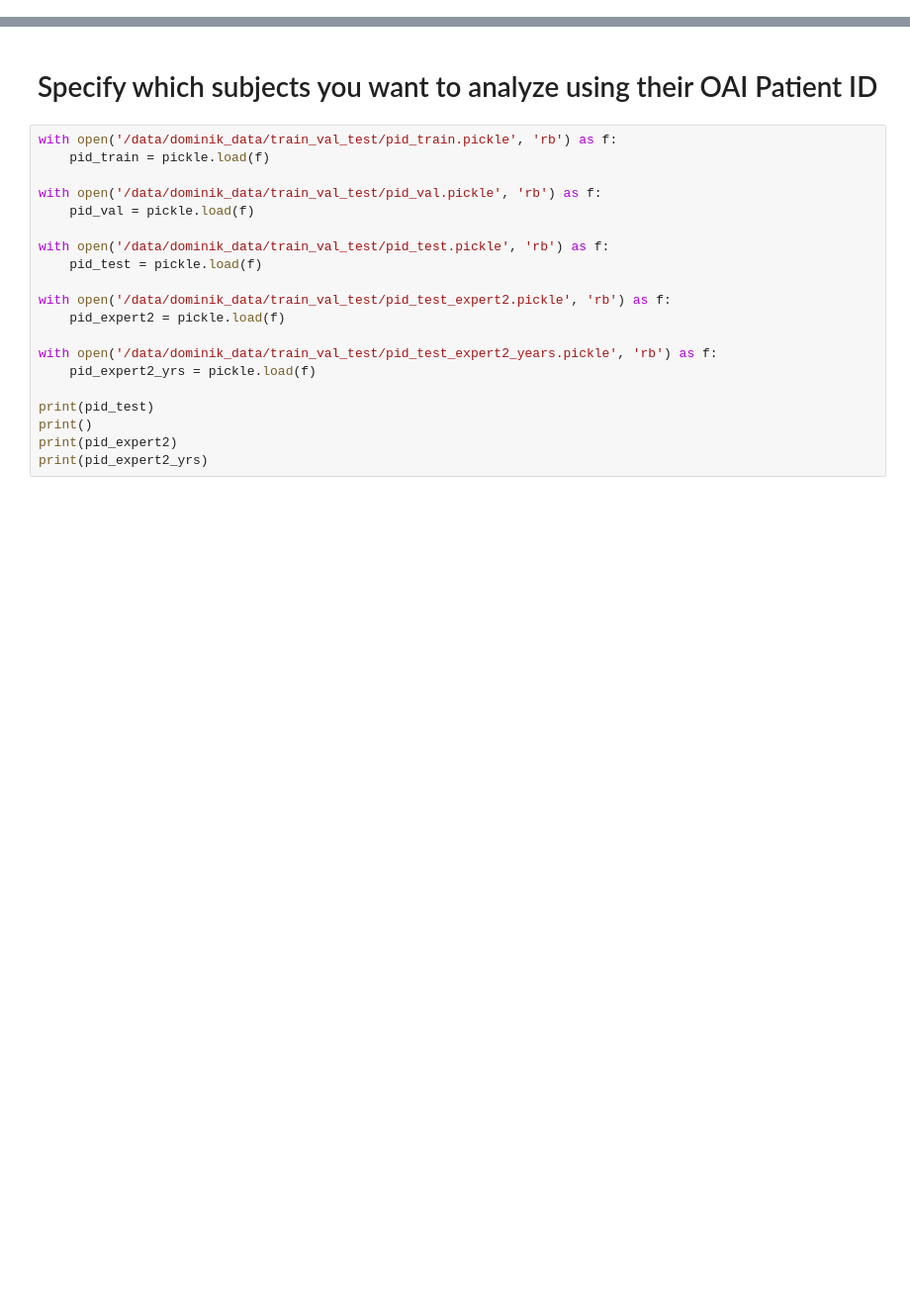
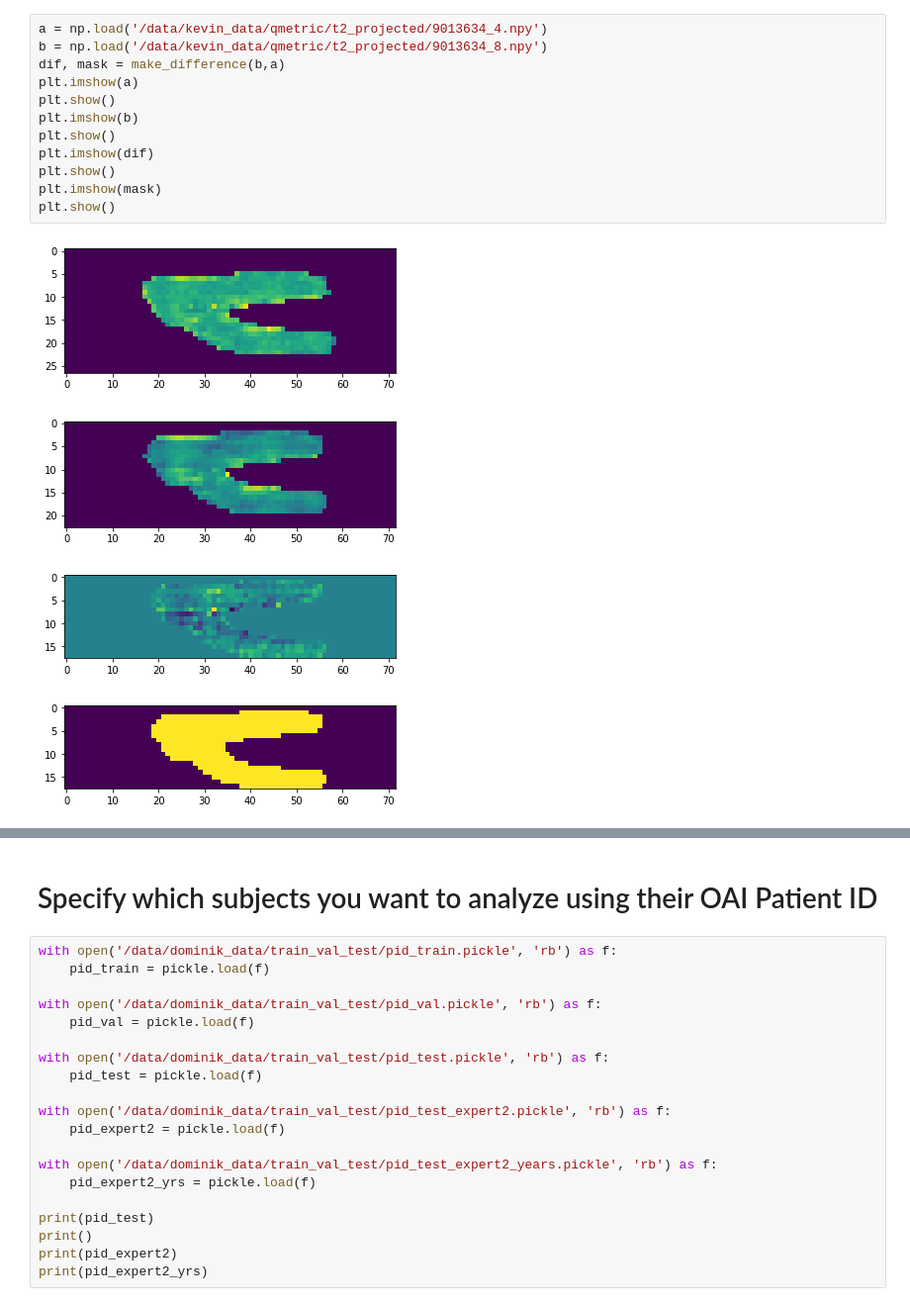
Before and after one commit to kathoma/AutomaticKneeMRISegmentation, a Jupyter notebook: FullPipeline.ipynb, the cells around one changed output, grey strips where cells are left out. Shown at 99% size. Drawn from its saved outputs; the diff is of its cells as text; blank space fills up the shorter version.

```diff
--- a/FullPipeline.ipynb
+++ b/FullPipeline.ipynb
@@ -19,3 +22,20 @@ from make_inference_csv import *
 from compare_segmentations import get_dice_scores, get_jaccard_indices, compare_region_means,compare_region_changes
 # %% [output]
 Using TensorFlow backend.
+# %%
+a = np.load('/data/kevin_data/qmetric/t2_projected/9013634_4.npy')
+b = np.load('/data/kevin_data/qmetric/t2_projected/9013634_8.npy')
+dif, mask = make_difference(b,a)
+plt.imshow(a)
+plt.show()
+plt.imshow(b)
+plt.show()
+plt.imshow(dif)
+plt.show()
+plt.imshow(mask)
+plt.show()
+# %% [output]
+[figure, added]
+[figure, added]
+[figure, added]
+[figure, added]
```
Also changed, not shown: parts of 12 cells of this notebook, 5 other files.
